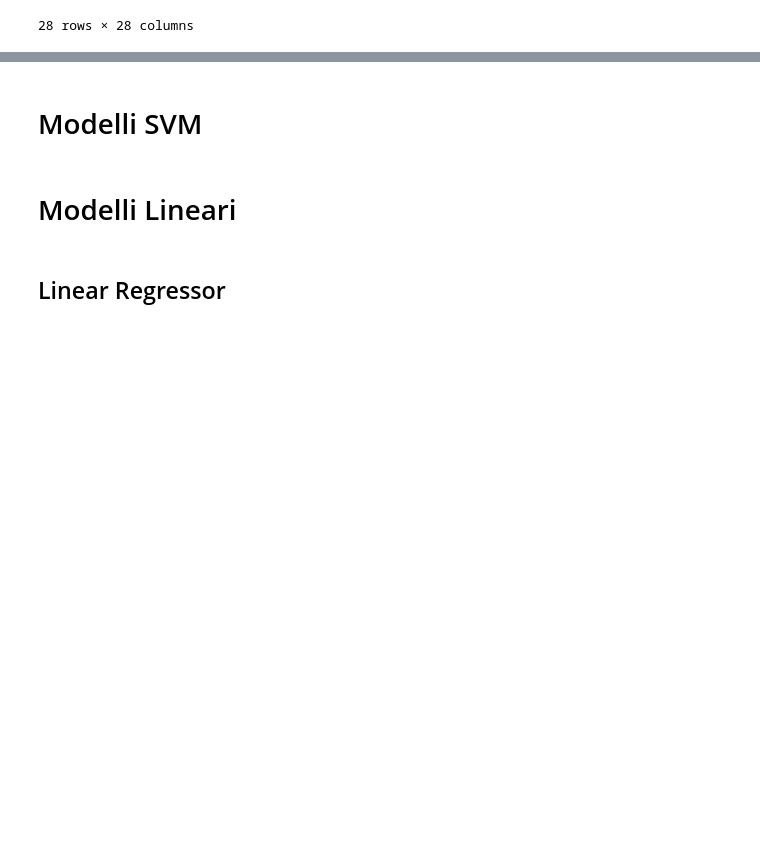
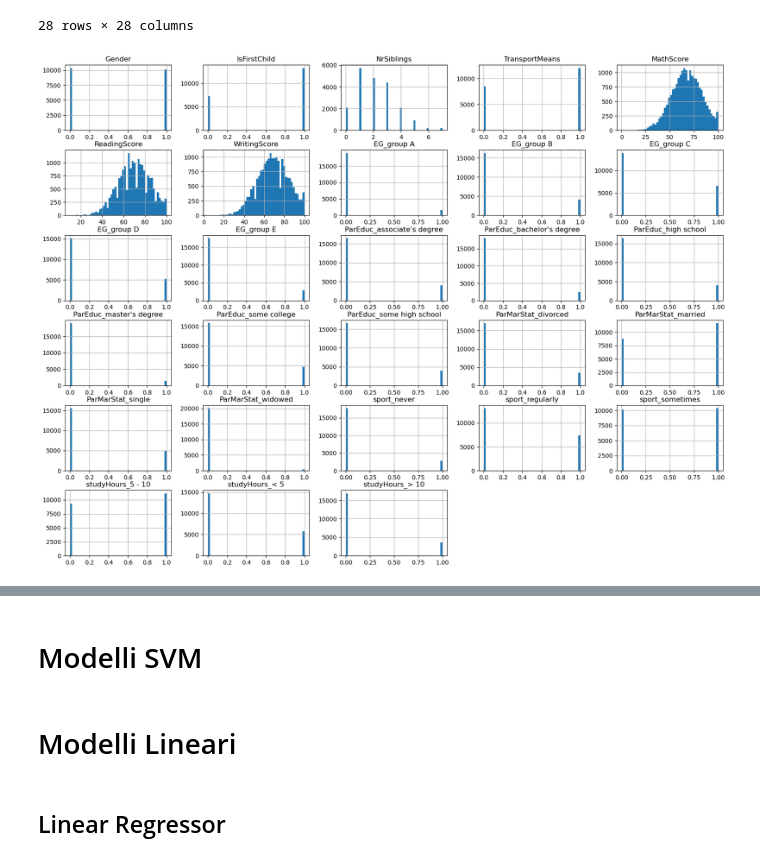
Before and after one commit to NicolaGabriele/StudentsExamScoresProject, a Jupyter notebook: SEProjectv2.ipynb, the cells around one changed output, grey strips where cells are left out. Saved outputs shown, nothing was run; the diff lists cells and outputs as text; code cells hidden in the pictures; blank space fills up the shorter version.

Commit message:
Aggiunto niente, provati hist

```diff
--- a/SEProjectv2.ipynb
+++ b/SEProjectv2.ipynb
@@ -269,6 +293,10 @@ ds.corr()
 28 rows × 28 columns
 # %%
 #ds_copy = ds.copy() # questa riga serve per avere il dataset per provare la standardizzazione di sklearn ( alla fine)
+ds.hist(bins = 50, figsize = (20,15) )
+plt.show()
+# %% [output]
+[figure, added]
 # %%
 from sklearn import preprocessing
 from sklearn.model_selection import train_test_split
```
Also changed, not shown: parts of 10 cells of this notebook.
